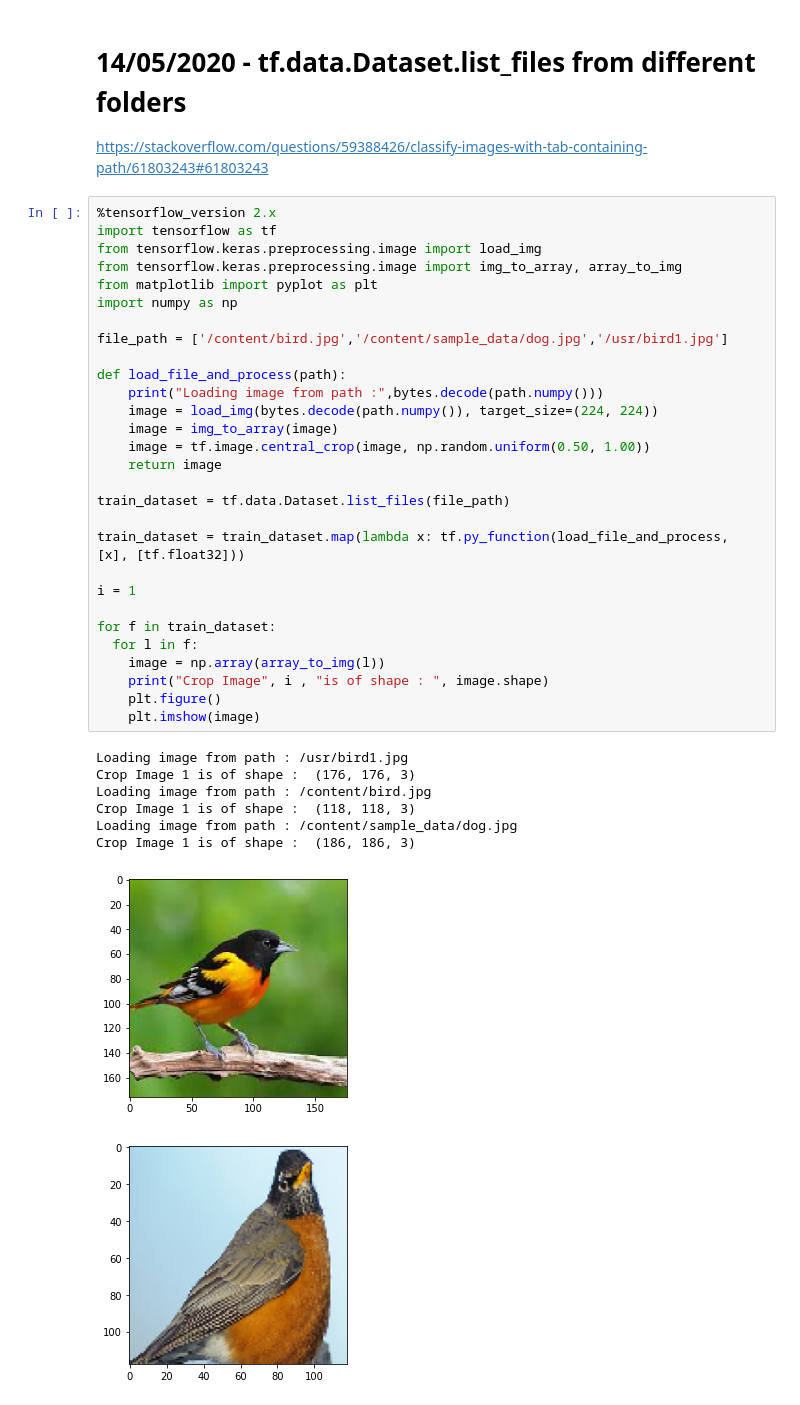
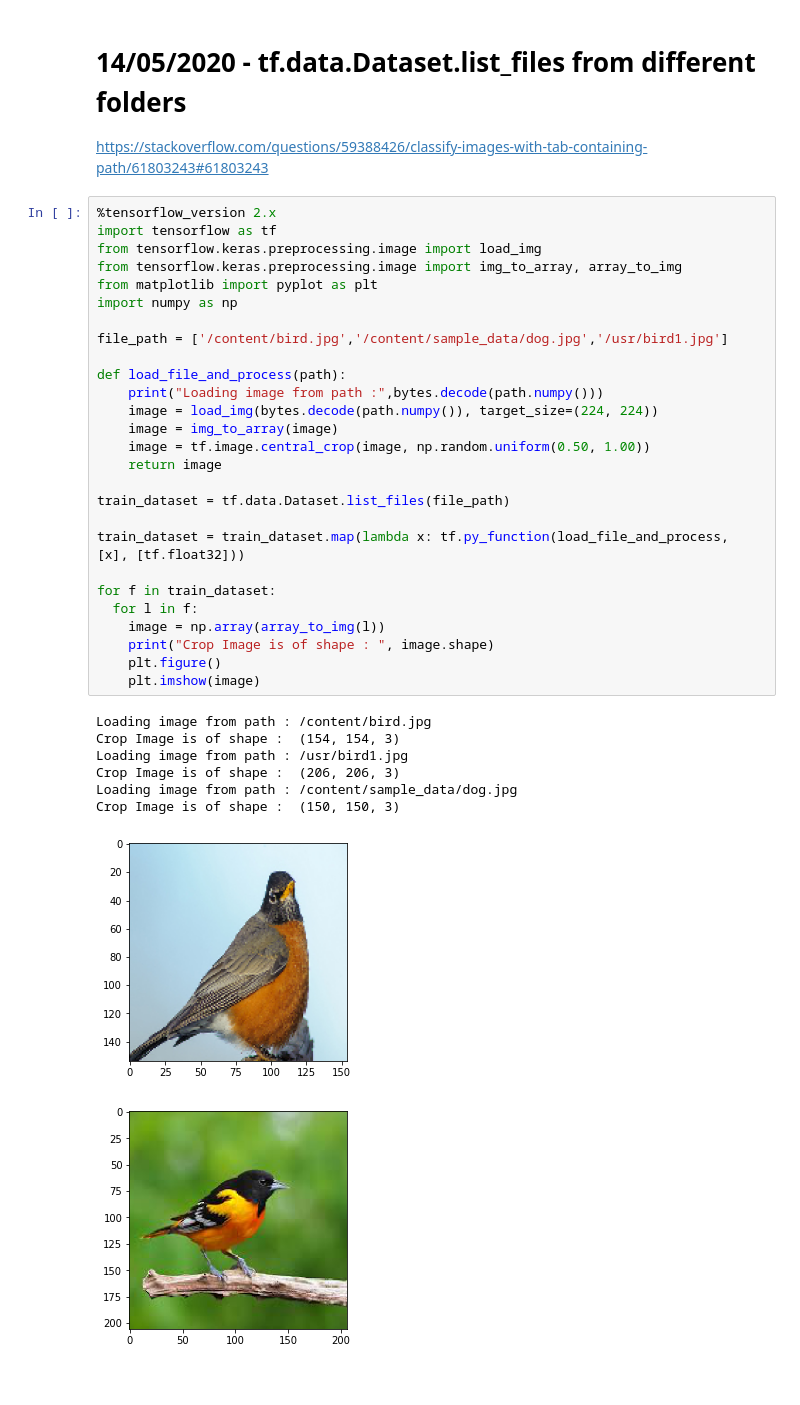
Before and after one commit to rohitfattepur/Tensorflow, a Jupyter notebook: SO_Home.ipynb, the cells around one changed output. Saved outputs shown, nothing was run; the diff lists cells and outputs as text.

```diff
--- a/SO_Home.ipynb
+++ b/SO_Home.ipynb
@@ -5882,38 +5882,36 @@ https://stackoverflow.com/questions/59388426/classify-images-with-tab-containing
 # %%
 %tensorflow_version 2.x
 import tensorflow as tf
 from tensorflow.keras.preprocessing.image import load_img
 from tensorflow.keras.preprocessing.image import img_to_array, array_to_img
 from matplotlib import pyplot as plt
 import numpy as np
 
 file_path = ['/content/bird.jpg','/content/sample_data/dog.jpg','/usr/bird1.jpg']
 
 def load_file_and_process(path):
     print("Loading image from path :",bytes.decode(path.numpy()))
     image = load_img(bytes.decode(path.numpy()), target_size=(224, 224))
     image = img_to_array(image)
     image = tf.image.central_crop(image, np.random.uniform(0.50, 1.00))
     return image
 
 train_dataset = tf.data.Dataset.list_files(file_path)
 
 train_dataset = train_dataset.map(lambda x: tf.py_function(load_file_and_process, [x], [tf.float32]))
 
-i = 1
-
 for f in train_dataset:
   for l in f:
     image = np.array(array_to_img(l))
-    print("Crop Image", i , "is of shape : ", image.shape)
+    print("Crop Image is of shape : ", image.shape)
     plt.figure()
     plt.imshow(image)
 # %% [output]
+Loading image from path : /content/bird.jpg
+Crop Image is of shape :  (154, 154, 3)
 Loading image from path : /usr/bird1.jpg
-Crop Image 1 is of shape :  (176, 176, 3)
-Loading image from path : /content/bird.jpg
-Crop Image 1 is of shape :  (118, 118, 3)
+Crop Image is of shape :  (206, 206, 3)
 Loading image from path : /content/sample_data/dog.jpg
-Crop Image 1 is of shape :  (186, 186, 3)
+Crop Image is of shape :  (150, 150, 3)
-[figure, old version]
+[figure, new version]
-[figure, old version]
+[figure, new version]
```
Also changed, not shown: parts of 10 cells of this notebook.
